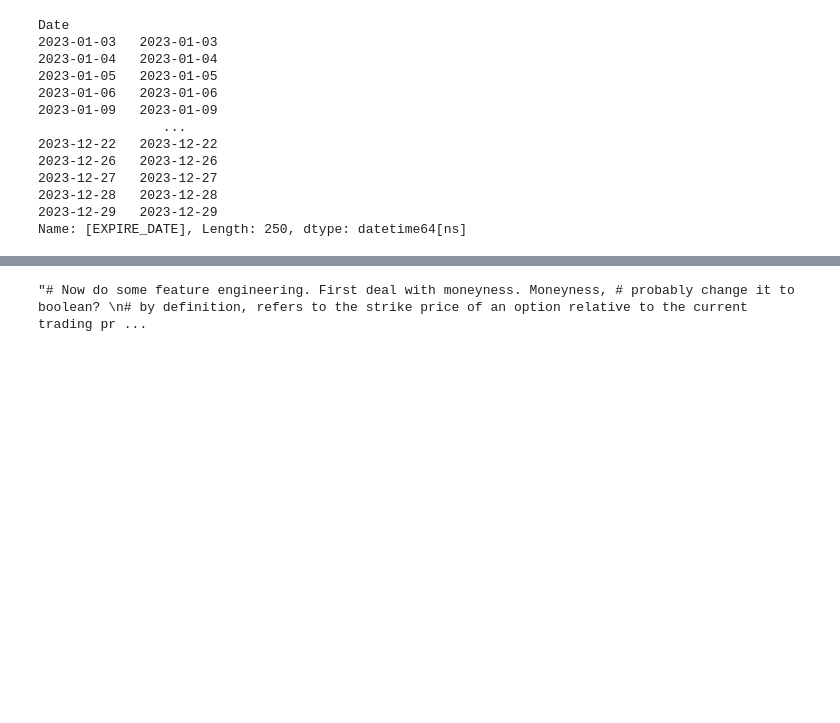
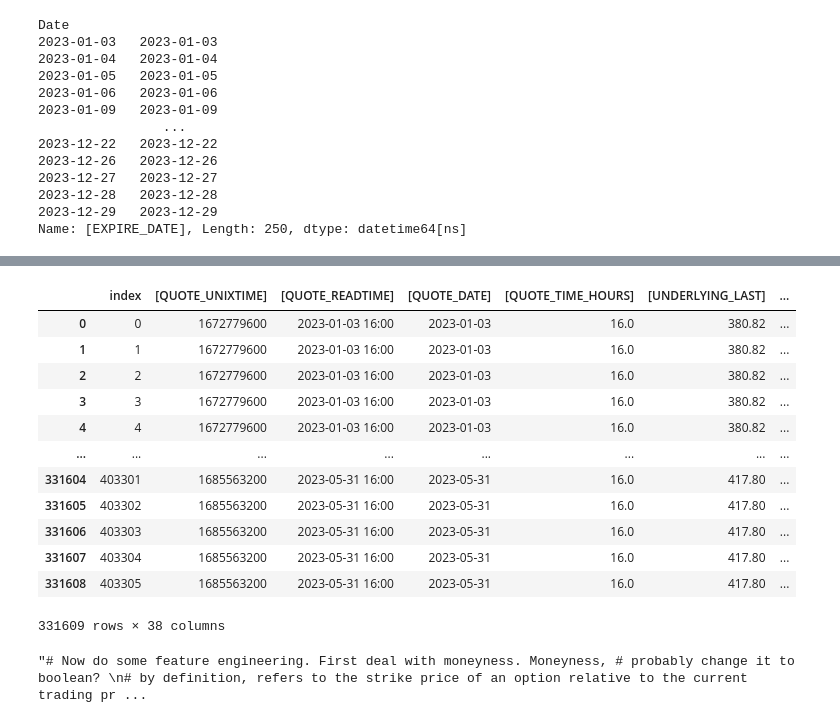
Before and after one commit to Yichen-Wang-2003/24W-PIC16B-Group4, a Jupyter notebook: data_cleansing_new.ipynb, the cells around one changed output, grey strips where cells are left out. Cells and saved outputs as stored; diff of their text form; code cells hidden in the pictures; blank space fills up the shorter version.

```diff
--- a/data_cleansing_new.ipynb
+++ b/data_cleansing_new.ipynb
@@ -90,3 +102,19 @@ Length: 331609, dtype: float64
+# %%
+df_2023_h1
+# %% [output]
+|  | index | [QUOTE_UNIXTIME] | [QUOTE_READTIME] | [QUOTE_DATE] | [QUOTE_TIME_HOURS] | [UNDERLYING_LAST] | ... |
+| 0 | 0 | 1672779600 | 2023-01-03 16:00 | 2023-01-03 | 16.0 | 380.82 | ... |
+| 1 | 1 | 1672779600 | 2023-01-03 16:00 | 2023-01-03 | 16.0 | 380.82 | ... |
+| 2 | 2 | 1672779600 | 2023-01-03 16:00 | 2023-01-03 | 16.0 | 380.82 | ... |
+| 3 | 3 | 1672779600 | 2023-01-03 16:00 | 2023-01-03 | 16.0 | 380.82 | ... |
+| 4 | 4 | 1672779600 | 2023-01-03 16:00 | 2023-01-03 | 16.0 | 380.82 | ... |
+| ... | ... | ... | ... | ... | ... | ... | ... |
+| 331604 | 403301 | 1685563200 | 2023-05-31 16:00 | 2023-05-31 | 16.0 | 417.80 | ... |
+| 331605 | 403302 | 1685563200 | 2023-05-31 16:00 | 2023-05-31 | 16.0 | 417.80 | ... |
+| 331606 | 403303 | 1685563200 | 2023-05-31 16:00 | 2023-05-31 | 16.0 | 417.80 | ... |
+| 331607 | 403304 | 1685563200 | 2023-05-31 16:00 | 2023-05-31 | 16.0 | 417.80 | ... |
+| 331608 | 403305 | 1685563200 | 2023-05-31 16:00 | 2023-05-31 | 16.0 | 417.80 | ... |
+331609 rows × 38 columns
 # %%
 # ignoring underlying interest rate, lets just use direct profit comparison to try first
 # we can use target price (real adj close price) - strike price as our to be predicted quote price.
```
Also changed, not shown: parts of 14 cells of this notebook, 3 other files.
